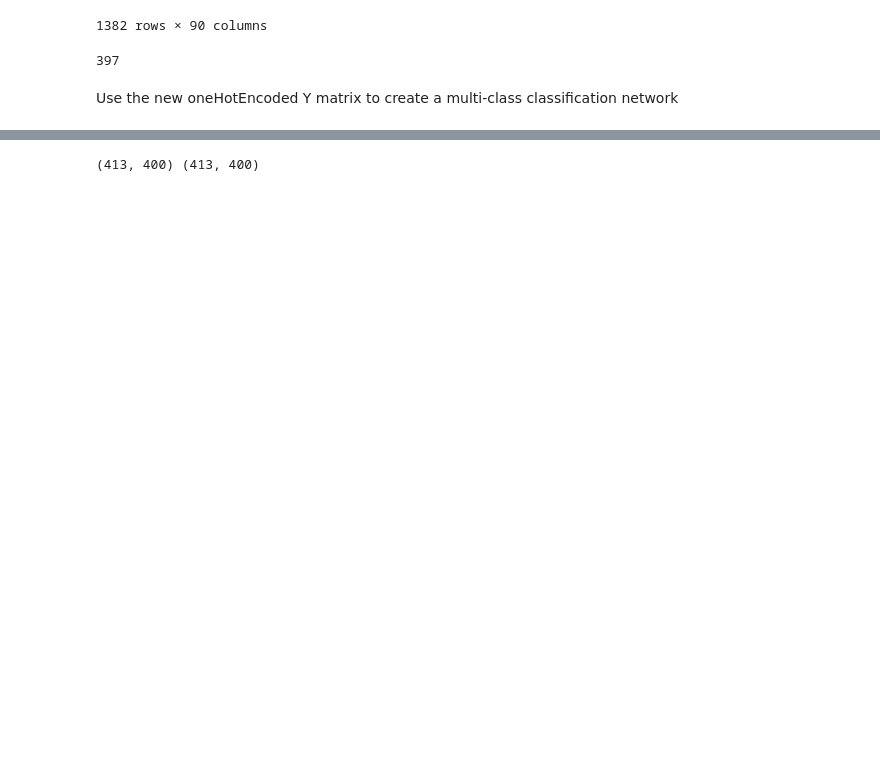
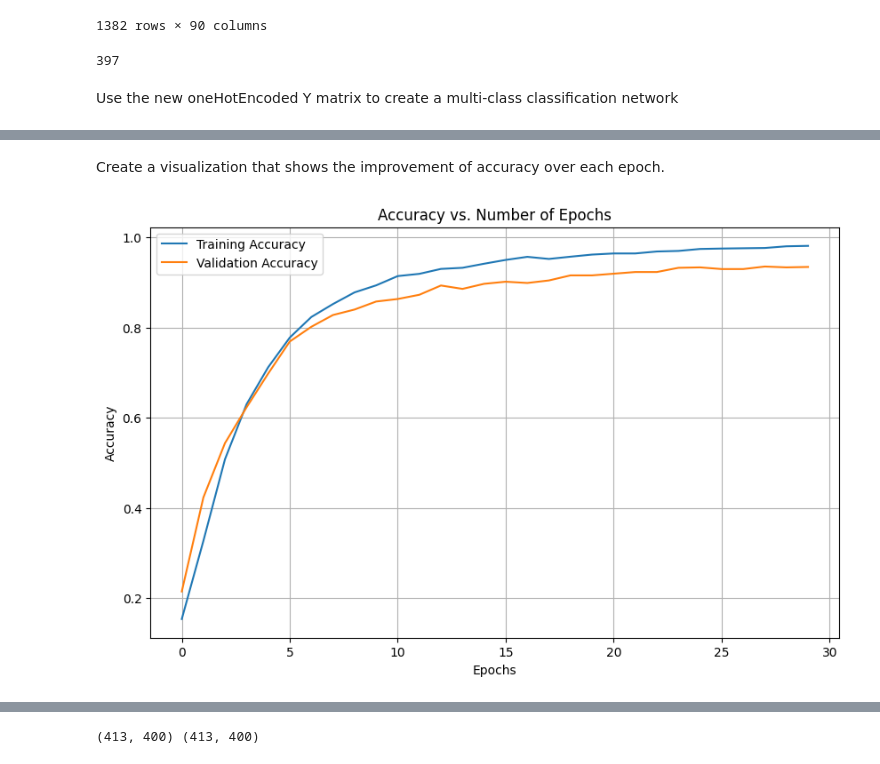
Before and after one commit to ermunroe/DS480Project, a Jupyter notebook: networkNotebook.ipynb, the cells around one changed output, grey strips where cells are left out. Drawn from its saved outputs; the diff is of its cells as text; code cells hidden in the pictures; blank space fills up the shorter version.

Commit message:
Created graph to show accuracy improving over increase of epochs.

```diff
--- a/networkNotebook.ipynb
+++ b/networkNotebook.ipynb
@@ -363,3 +363,29 @@ Epoch 30/30
+# %% [markdown]
+Create a visualization that shows the improvement of accuracy over each epoch.
+# %%
+import matplotlib.pyplot as plt
+
+# Assuming 'history' is the variable storing the training history
+def plot_accuracy(history):
+    plt.figure(figsize=(10, 6))
+
+    # Plot training accuracy
+    plt.plot(history.history['categorical_accuracy'], label='Training Accuracy')
+
+    # Plot validation accuracy
+    plt.plot(history.history['val_categorical_accuracy'], label='Validation Accuracy')
+
+    plt.xlabel('Epochs')
+    plt.ylabel('Accuracy')
+    plt.title('Accuracy vs. Number of Epochs')
+    plt.legend()
+    plt.grid(True)
+    plt.show()
+
+# Call the function with the history object
+plot_accuracy(history)
+# %% [output]
+[figure, added]
 # %%
 # Evaluate the model on the test data using `evaluate`
 print("Evaluate on test data")
```
Also changed, not shown: parts of 5 cells of this notebook.
